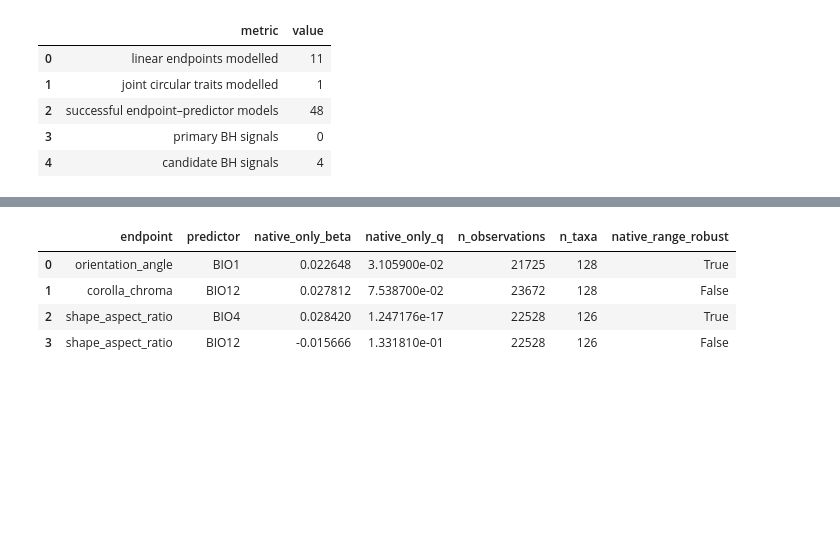
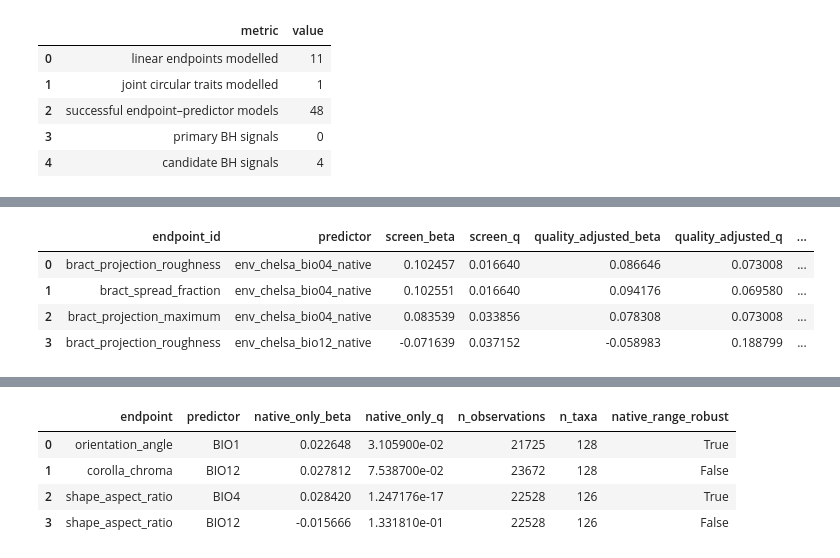
Before and after one commit to zuizui0223/azami, a Jupyter notebook: analysis/notebooks/ch1_pr69_continuous_reanalysis.ipynb, the cells around one changed output, grey strips where cells are left out. Drawn from its saved outputs; the diff is of its cells as text; code cells hidden in the pictures; blank space fills up the shorter version.

Commit message:
Freeze continuous screen reviewer-gate comparison

```diff
--- a/analysis/notebooks/ch1_pr69_continuous_reanalysis.ipynb
+++ b/analysis/notebooks/ch1_pr69_continuous_reanalysis.ipynb
@@ -36,6 +36,7 @@ traits = pd.read_csv(LOCAL / "universe_17" / "continuous_trait_universe_observat
 coverage = pd.read_csv(LOCAL / "diagnostic_climate_screen_17_le10km" / "continuous_trait_universe_coverage.csv")
 coefficients = pd.read_csv(LOCAL / "diagnostic_climate_screen_17_le10km" / "continuous_trait_universe_climate_coefficients.csv")
 gate = pd.read_csv(LOCAL / "involucre_bridge" / "canonical_involucre_headline_audit.csv")
+gate_comparison = pd.read_csv(LOCAL / "reviewer_gate_comparison" / "candidate_screen_vs_pr69_gates.csv")
 contract = pd.read_csv(ROOT / "ch1_global" / "v2" / "ontology" / "ch1_continuous_trait_contract.csv", keep_default_na=False)
 # %% [markdown]
 ## Data
@@ -162,6 +163,19 @@ top_models[[column for column in display_columns if column in top_models.columns
 | 27 | capitulum_outline_solidity | primary | env_chelsa_bio15_native | linear_endpoint | -0.041620 | NaN | 0.304268 | ... |
 | 4 | corolla_lab_lightness | primary | env_chelsa_bio01_native | linear_endpoint | 0.042550 | NaN | 0.275430 | ... |
 | 3 | orientation_image_vertical_angle | primary | env_chelsa_bio15_native | linear_endpoint | -0.073961 | NaN | 0.101051 | ... |
+# %%
+gate_comparison[[
+    "endpoint_id", "predictor", "screen_beta", "screen_q",
+    "quality_adjusted_beta", "quality_adjusted_q",
+    "positive_in_all_successful_strata", "failure_reasons",
+    "submission_claim_eligible",
+]]
+# %% [output]
+|  | endpoint_id | predictor | screen_beta | screen_q | quality_adjusted_beta | quality_adjusted_q | ... |
+| 0 | bract_projection_roughness | env_chelsa_bio04_native | 0.102457 | 0.016640 | 0.086646 | 0.073008 | ... |
+| 1 | bract_spread_fraction | env_chelsa_bio04_native | 0.102551 | 0.016640 | 0.094176 | 0.069580 | ... |
+| 2 | bract_projection_maximum | env_chelsa_bio04_native | 0.083539 | 0.033856 | 0.078308 | 0.073008 | ... |
+| 3 | bract_projection_roughness | env_chelsa_bio12_native | -0.071639 | 0.037152 | -0.058983 | 0.188799 | ... |
 # %%
 gate_display = gate[[
     "endpoint", "adjusted_bio4_beta", "adjusted_bio4_q",
```
Also changed, not shown: 14 other files.
